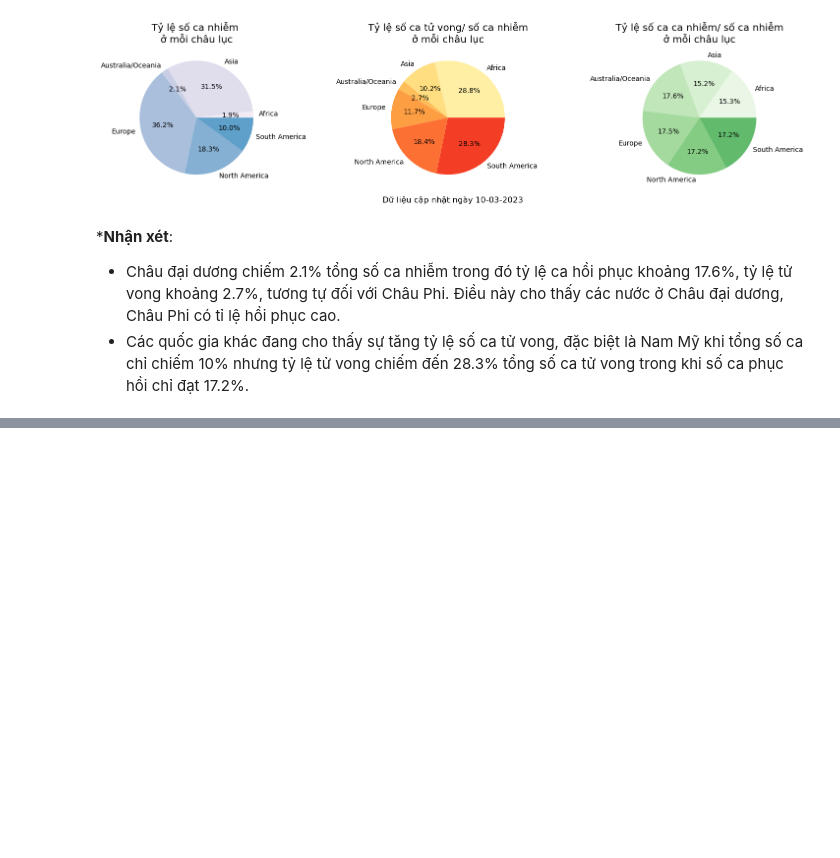
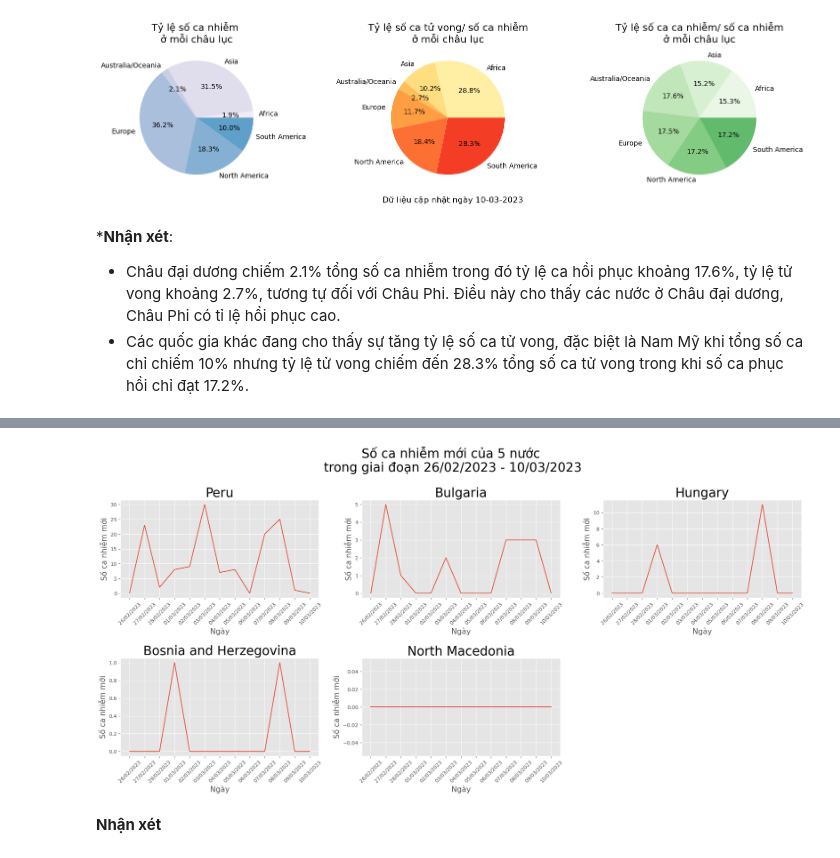
Before and after one commit to vntan/Covid-19-Analysis, a Jupyter notebook: Lab01.ipynb, the cells around one changed output, grey strips where cells are left out. Cells and saved outputs as stored; diff of their text form; code cells hidden in the pictures; blank space fills up the shorter version.

```diff
--- a/Lab01.ipynb
+++ b/Lab01.ipynb
@@ -358,0 +378,28 @@ fig.tight_layout()
+# %%
+new_cases_df = top_5_countries_death_df.copy()
+new_cases_df['NewCasesPerCapital'] = new_cases_df['NewCases'] / new_cases_df['Population'] * 1000000
+new_cases_df = new_cases_df.groupby(['Country,Other', 'DateCollected']).sum(numeric_only=True)
+
+#draw line chart for each country
+fig, axes = plt.subplots(2, 3, figsize=(20,10))
+axes = axes.flatten()
+
+for i, country in enumerate(top_5_countries_death):
+    ax = axes[i]
+    sns.lineplot(data=new_cases_df.loc[country], x='DateCollected', y='NewDeaths', legend=True, ax=ax)
+    ax.set_title(f'{country}', size=25)
+    ax.set_ylabel('Số ca nhiễm mới', size = 15)
+    ax.set_xlabel('Ngày', size = 15)
+    ax.set_xticks(new_cases_df.loc[country].index, new_cases_df.loc[country].index.to_series().dt.strftime('%d/%m/%Y') ,rotation=45)
+
+
+oldest_day = top_5_countries_death_df["DateCollected"].min()
+newest_day = top_5_countries_death_df["DateCollected"].max()
+
+plt.suptitle(f"Số ca nhiễm mới của 5 nước \ntrong giai đoạn {oldest_day.strftime('%d/%m/%Y')} - {newest_day.strftime('%d/%m/%Y')}", size=25);
+fig.delaxes(axes[2*3-1])
+fig.tight_layout(pad=2)
+# %% [output]
+[figure, added]
+# %% [markdown]
+**Nhận xét**
```
Also changed, not shown: parts of 13 cells of this notebook.
